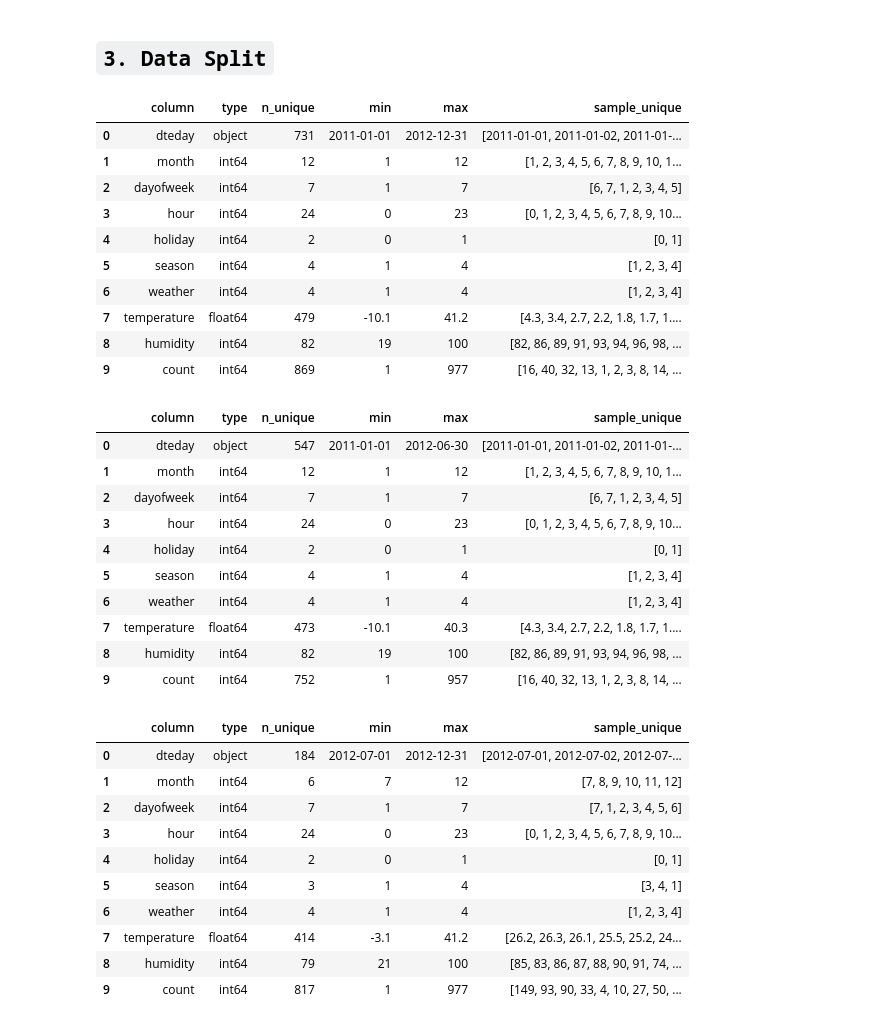
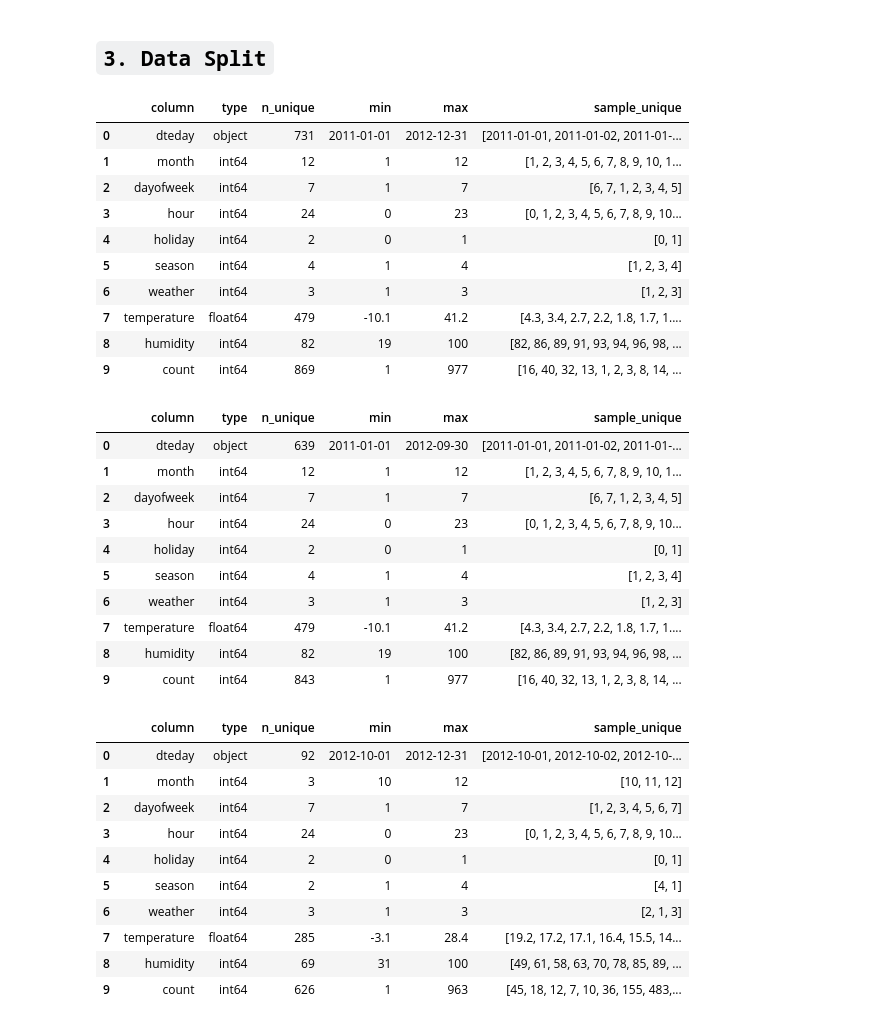
Before and after one commit to nheryanto/capital-bikeshare, a Jupyter notebook: notebooks/1.0-data-understanding.ipynb, the cells around one changed output. Drawn from its saved outputs; the diff is of its cells as text; code cells hidden in the pictures.

Commit message:
update data split

```diff
--- a/notebooks/1.0-data-understanding.ipynb
+++ b/notebooks/1.0-data-understanding.ipynb
@@ -208,9 +208,15 @@ for col in ['season', 'holiday', 'workingday']:
     df_clean[col] = df_clean.groupby(['dteday'])[col].ffill()
 
 # imputing missing weather based on weathercode from historical data
-df_clean['weather'] = np.where(df_clean['weathercode'].isin([0,1,2,3]), 1,
-                                    np.where(df_clean['weathercode'].isin([51,53,55]), 2,
-                                        np.where(df_clean['weathercode'].isin([61,63,65]), 3, 4)))
+# df_clean['weather'] = np.where(df_clean['weathercode'].isin([0,1]), 1,
+#                                     np.where(df_clean['weathercode'].isin([2,3]), 2,
+#                                         np.where(df_clean['weathercode'].isin([51,53,55]), 3,
+#                                             np.where(df_clean['weathercode'].isin([61,63,65]), 4, 5))))
+
+df_clean['weather'] = np.where(df_clean['weathercode'].isin([0,1]), 1,
+                                    np.where(df_clean['weathercode'].isin([2,3]), 2, 3))
+
+# df_clean['weather'] = np.where(df_clean['weathercode'].isin([0,1,2,3]), 1, 2)
 
 # re-sort by date and hour
 df_clean = df_clean.sort_values(by=['dteday', 'hour'], ascending=True)
@@ -435,7 +451,7 @@ skim_data(df_clean)
 | 3 | hour | int64 | 24 | 0 | 23 | [0, 1, 2, 3, 4, 5, 6, 7, 8, 9, 10... |
 | 4 | holiday | int64 | 2 | 0 | 1 | [0, 1] |
 | 5 | season | int64 | 4 | 1 | 4 | [1, 2, 3, 4] |
-| 6 | weather | int64 | 4 | 1 | 4 | [1, 2, 3, 4] |
+| 6 | weather | int64 | 3 | 1 | 3 | [1, 2, 3] |
 | 7 | temperature | float64 | 479 | -10.1 | 41.2 | [4.3, 3.4, 2.7, 2.2, 1.8, 1.7, 1.... |
 | 8 | humidity | int64 | 82 | 19 | 100 | [82, 86, 89, 91, 93, 94, 96, 98, ... |
 | 9 | count | int64 | 869 | 1 | 977 | [16, 40, 32, 13, 1, 2, 3, 8, 14, ... |
@@ -444,30 +460,30 @@ skim_data(df_clean)
 # %%
 from sklearn.model_selection import train_test_split, TimeSeriesSplit
 
-# test data is second half of 2012 (2012-07-01 to 2012-12-31)
-df_train, df_test = train_test_split(df_clean, test_size=24*184, shuffle=False)
+# test data is last three months of 2012 (2012-10-01 to 2012-12-31)
+df_train, df_test = train_test_split(df_clean, test_size=24*92, shuffle=False)
 display(skim_data(df_train), skim_data(df_test))
 # %% [output]
 |  | column | type | n_unique | min | max | sample_unique |
-| 0 | dteday | object | 547 | 2011-01-01 | 2012-06-30 | [2011-01-01, 2011-01-02, 2011-01-... |
+| 0 | dteday | object | 639 | 2011-01-01 | 2012-09-30 | [2011-01-01, 2011-01-02, 2011-01-... |
 | 1 | month | int64 | 12 | 1 | 12 | [1, 2, 3, 4, 5, 6, 7, 8, 9, 10, 1... |
 | 2 | dayofweek | int64 | 7 | 1 | 7 | [6, 7, 1, 2, 3, 4, 5] |
 | 3 | hour | int64 | 24 | 0 | 23 | [0, 1, 2, 3, 4, 5, 6, 7, 8, 9, 10... |
 | 4 | holiday | int64 | 2 | 0 | 1 | [0, 1] |
 | 5 | season | int64 | 4 | 1 | 4 | [1, 2, 3, 4] |
-| 6 | weather | int64 | 4 | 1 | 4 | [1, 2, 3, 4] |
-| 7 | temperature | float64 | 473 | -10.1 | 40.3 | [4.3, 3.4, 2.7, 2.2, 1.8, 1.7, 1.... |
+| 6 | weather | int64 | 3 | 1 | 3 | [1, 2, 3] |
+| 7 | temperature | float64 | 479 | -10.1 | 41.2 | [4.3, 3.4, 2.7, 2.2, 1.8, 1.7, 1.... |
 | 8 | humidity | int64 | 82 | 19 | 100 | [82, 86, 89, 91, 93, 94, 96, 98, ... |
-| 9 | count | int64 | 752 | 1 | 957 | [16, 40, 32, 13, 1, 2, 3, 8, 14, ... |
+| 9 | count | int64 | 843 | 1 | 977 | [16, 40, 32, 13, 1, 2, 3, 8, 14, ... |
 |  | column | type | n_unique | min | max | sample_unique |
-| 0 | dteday | object | 184 | 2012-07-01 | 2012-12-31 | [2012-07-01, 2012-07-02, 2012-07-... |
-| 1 | month | int64 | 6 | 7 | 12 | [7, 8, 9, 10, 11, 12] |
-| 2 | dayofweek | int64 | 7 | 1 | 7 | [7, 1, 2, 3, 4, 5, 6] |
+| 0 | dteday | object | 92 | 2012-10-01 | 2012-12-31 | [2012-10-01, 2012-10-02, 2012-10-... |
+| 1 | month | int64 | 3 | 10 | 12 | [10, 11, 12] |
+| 2 | dayofweek | int64 | 7 | 1 | 7 | [1, 2, 3, 4, 5, 6, 7] |
 | 3 | hour | int64 | 24 | 0 | 23 | [0, 1, 2, 3, 4, 5, 6, 7, 8, 9, 10... |
 | 4 | holiday | int64 | 2 | 0 | 1 | [0, 1] |
-| 5 | season | int64 | 3 | 1 | 4 | [3, 4, 1] |
-| 6 | weather | int64 | 4 | 1 | 4 | [1, 2, 3, 4] |
-| 7 | temperature | float64 | 414 | -3.1 | 41.2 | [26.2, 26.3, 26.1, 25.5, 25.2, 24... |
-| 8 | humidity | int64 | 79 | 21 | 100 | [85, 83, 86, 87, 88, 90, 91, 74, ... |
-| 9 | count | int64 | 817 | 1 | 977 | [149, 93, 90, 33, 4, 10, 27, 50, ... |
+| 5 | season | int64 | 2 | 1 | 4 | [4, 1] |
+| 6 | weather | int64 | 3 | 1 | 3 | [2, 1, 3] |
+| 7 | temperature | float64 | 285 | -3.1 | 28.4 | [19.2, 17.2, 17.1, 16.4, 15.5, 14... |
+| 8 | humidity | int64 | 69 | 31 | 100 | [49, 61, 58, 63, 70, 78, 85, 89, ... |
+| 9 | count | int64 | 626 | 1 | 963 | [45, 18, 12, 7, 10, 36, 155, 483,... |
 # %%
```
Also changed, not shown: parts of 5 cells of this notebook.
